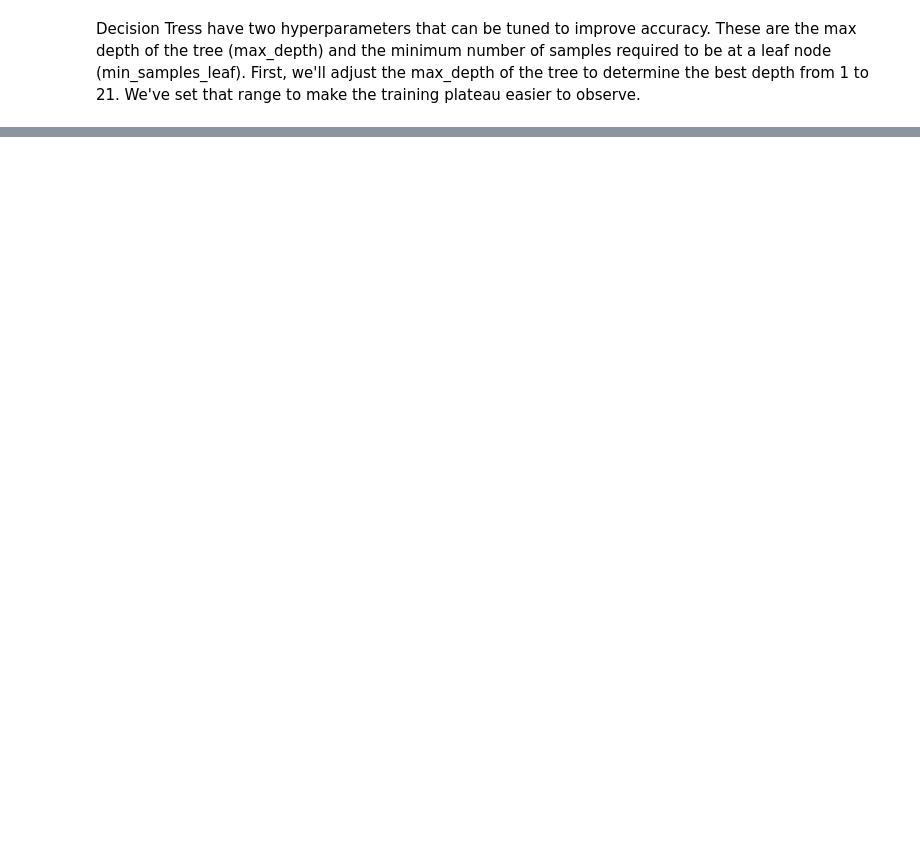
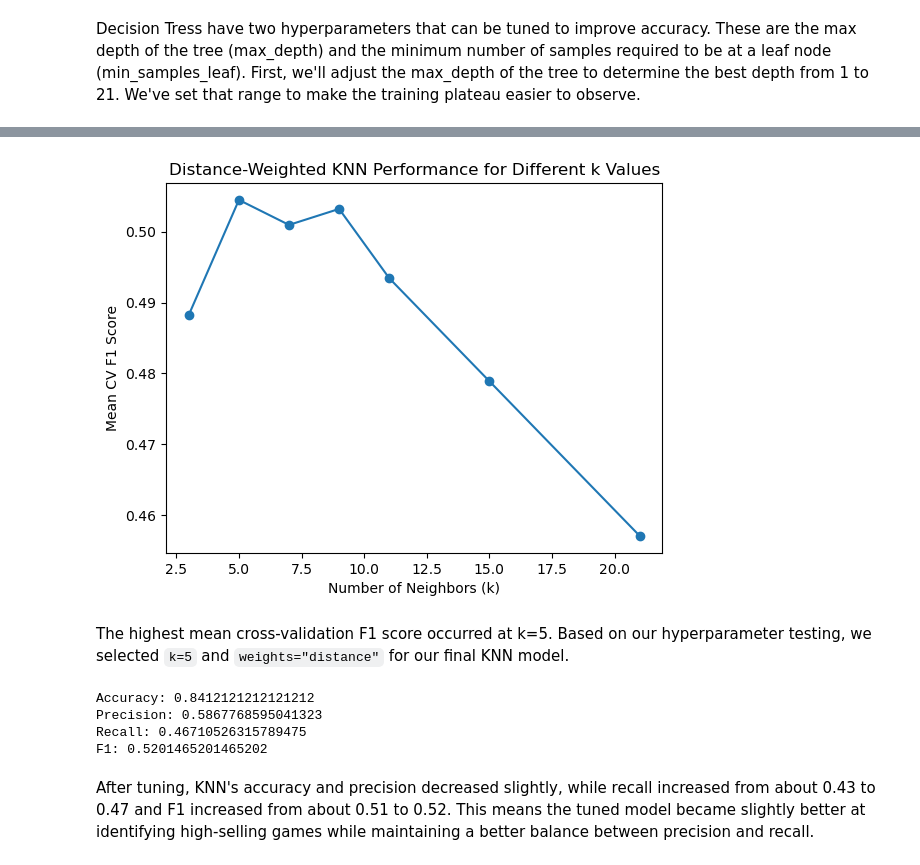
Before and after one commit to CarlosOlvera05/ML-Course-Project, a Jupyter notebook: MLProject.ipynb, the cells around one changed output, grey strips where cells are left out. Drawn from its saved outputs; the diff is of its cells as text; code cells hidden in the pictures; blank space fills up the shorter version.

```diff
--- a/MLProject.ipynb
+++ b/MLProject.ipynb
@@ -483,0 +612,14 @@ Standard Deviation: 0.026536232146010752
+# %%
+# Trying both weight types KNN
+weight_types = ["uniform", "distance"]
+weight_scores = []
+
+# Pipeline ensures that scaling is performed separately inside each cross-validation fold
+for w in weight_types:
+    knn_pipeline = Pipeline([("scaler", StandardScaler()),("knn", KNeighborsClassifier(n_neighbors=5, weights=w))])
+
+    # Doing Cross validation to see how the different weights perform with different splits of training and testing data
+    scores = cross_val_score(knn_pipeline,X_train,y_train,cv=5,scoring="f1")
+
+    weight_scores.append(scores.mean())
+    print(w, scores.mean())
@@ -483,0 +643,18 @@ Standard Deviation: 0.026536232146010752
+# %%
+# Candidate numbers of neighbors to test
+k_values = [3, 5, 7, 9, 11, 15, 21]
+
+# Store the mean cross-validation F1 score for each k
+distance_f1_scores = []
+
+for k in k_values:
+
+    # Pipeline ensures that scaling is performed separately inside each cross-validation fold
+    knn_pipeline = Pipeline([ ("scaler", StandardScaler()), ("knn", KNeighborsClassifier(n_neighbors=k, weights="distance"))])
+
+    # Evaluate each k using 5-fold cross-validation
+    scores = cross_val_score(knn_pipeline, X_train,y_train,cv=5,scoring="f1")
+
+    distance_f1_scores.append(scores.mean())
+
+    print("k =", k, "Mean CV F1 =", scores.mean())
@@ -483,0 +669,37 @@ Standard Deviation: 0.026536232146010752
+# %%
+plt.plot(k_values, distance_f1_scores, marker="o")
+
+plt.xlabel("Number of Neighbors (k)")
+plt.ylabel("Mean CV F1 Score")
+plt.title("Distance-Weighted KNN Performance for Different k Values")
+
+plt.show()
+# %% [output]
+[figure, added]
+# %% [markdown]
+The highest mean cross-validation F1 score occurred at k=5. Based on our hyperparameter testing, we selected `k=5` and `weights="distance"` for our final KNN model.
+# %%
+# Final KNN using the hyperparameters selected through cross-validation
+final_knn = KNeighborsClassifier(
+    n_neighbors=5,
+    weights="distance"
+)
+
+# Train using the standardized training data
+final_knn.fit(scaled_X_train, y_train)
+
+# Make predictions on the standardized test data
+final_knn_predictions = final_knn.predict(scaled_X_test)
+
+# Evaluate final KNN performance
+print("Accuracy:", accuracy_score(y_test, final_knn_predictions))
+print("Precision:", precision_score(y_test, final_knn_predictions))
+print("Recall:", recall_score(y_test, final_knn_predictions))
+print("F1:", f1_score(y_test, final_knn_predictions))
+# %% [output]
+Accuracy: 0.8412121212121212
+Precision: 0.5867768595041323
+Recall: 0.46710526315789475
+F1: 0.5201465201465202
+# %% [markdown]
+After tuning, KNN's accuracy and precision decreased slightly, while recall increased from about 0.43 to 0.47 and F1 increased from about 0.51 to 0.52. This means the tuned model became slightly better at identifying high-selling games while maintaining a better balance between precision and recall.
```
Also changed, not shown: parts of 46 cells of this notebook.
